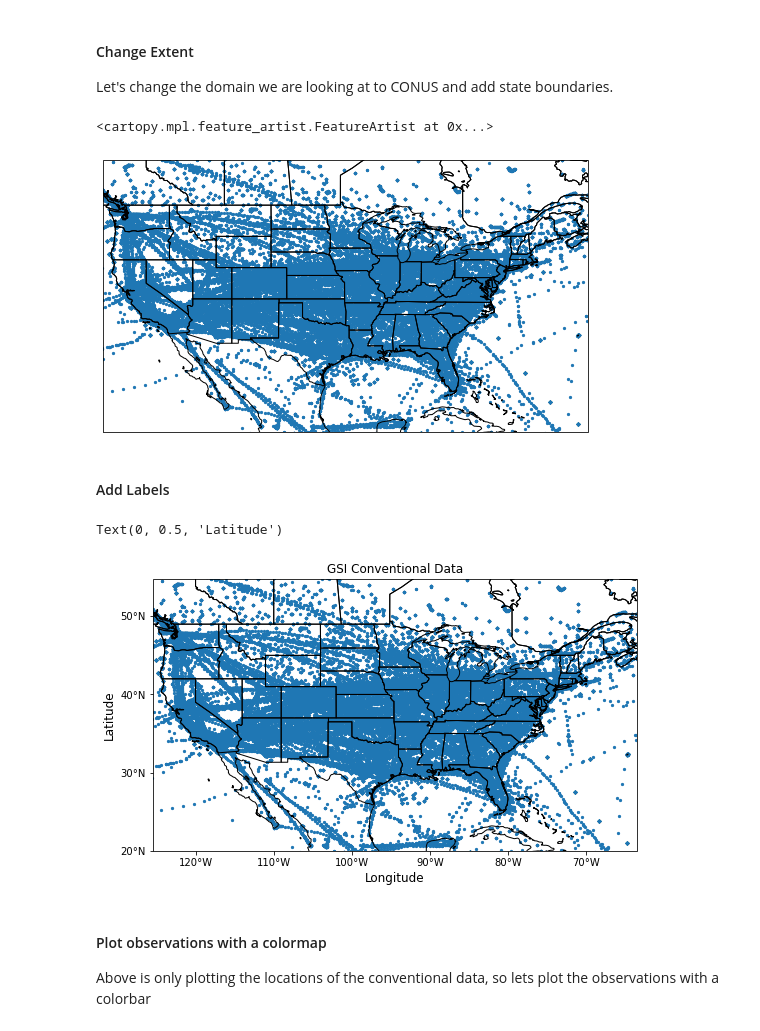
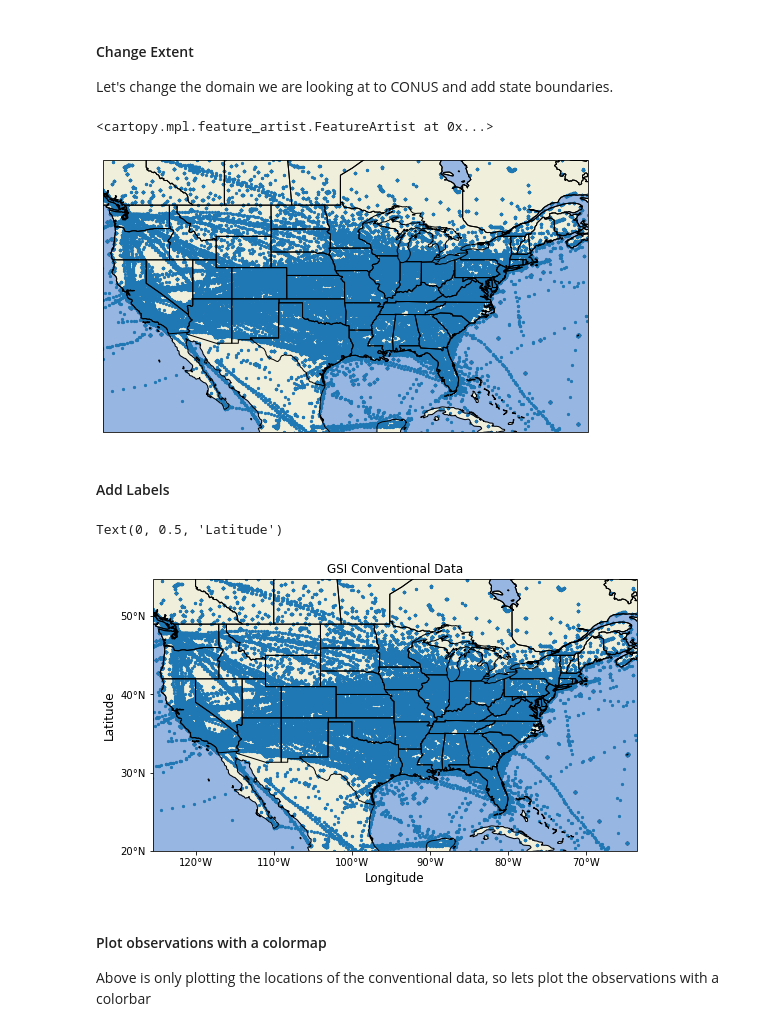
Before and after one commit to kevindougherty-noaa/plotting_basics, a Jupyter notebook: plotting_basics.ipynb, the cells around one changed output. Drawn from its saved outputs; the diff is of its cells as text; code cells hidden in the pictures.

```diff
--- a/plotting_basics.ipynb
+++ b/plotting_basics.ipynb
@@ -208,16 +248,18 @@ Let's change the domain we are looking at to CONUS and add state boundaries.
 # %%
 fig = plt.figure(figsize=(10, 5))
 ax = fig.add_subplot(1, 1, 1, projection=ccrs.PlateCarree())
 
 # Set the extent of the domain
 ax.set_extent((-125.5, -63.5, 20, 51))
 
 ax.scatter(longitude, latitude, s=5, transform=ccrs.PlateCarree())
 ax.add_feature(cfeature.COASTLINE)
 ax.add_feature(cfeature.STATES)
+ax.add_feature(cfeature.LAND)
+ax.add_feature(cfeature.OCEAN)
 # %% [output]
 <cartopy.mpl.feature_artist.FeatureArtist at 0x...>
-[figure, old version]
+[figure, new version]
 # %% [markdown]
 #### Add Labels
 # %%
@@ -241,6 +283,8 @@ ax.yaxis.set_major_formatter(lat_formatter)
 ax.scatter(longitude, latitude, s=5, transform=ccrs.PlateCarree())
 ax.add_feature(cfeature.COASTLINE)
 ax.add_feature(cfeature.STATES)
+ax.add_feature(cfeature.LAND)
+ax.add_feature(cfeature.OCEAN)
 
 # Add labels
 plt.title("GSI Conventional Data")
@@ -248,7 +292,7 @@ plt.xlabel("Longitude", fontsize=12)
 plt.ylabel("Latitude", fontsize=12)
 # %% [output]
 Text(0, 0.5, 'Latitude')
-[figure, old version]
+[figure, new version]
 # %% [markdown]
 #### Plot observations with a colormap
 Above is only plotting the locations of the conventional data, so lets plot the observations with a colorbar
```
Also changed, not shown: parts of 11 cells of this notebook.
